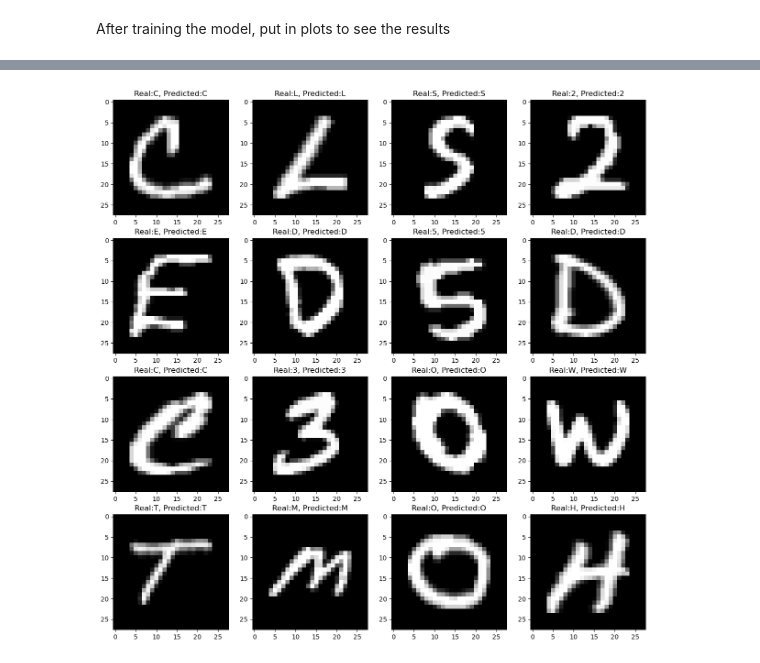
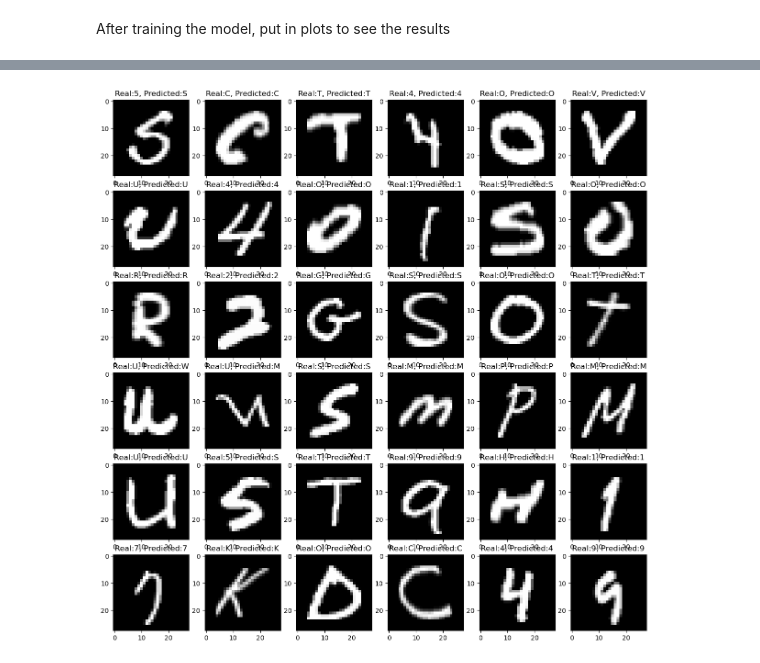
Before and after one commit to JonatasMSS/handwritten_letter_digit, a Jupyter notebook: Deep_learning_letras.ipynb, the cells around one changed output, grey strips where cells are left out. Saved outputs shown, nothing was run; the diff lists cells and outputs as text; code cells hidden in the pictures.

```diff
--- a/Deep_learning_letras.ipynb
+++ b/Deep_learning_letras.ipynb
@@ -79,7 +76,7 @@ CLASSES = len(np.unique(y))
 IMG_SIZE_RESHAPE = 28
 
 x_train, x_test, y_train, y_test = train_test_split(
-    x, y, test_size=0.33, random_state=42)
+    x, y, test_size=0.4, random_state=42,stratify=y)
 x_train = x_train.reshape(-1,IMG_SIZE_RESHAPE,IMG_SIZE_RESHAPE,1)
 x_test = x_test.reshape(-1,IMG_SIZE_RESHAPE,IMG_SIZE_RESHAPE,1)
 
@@ -116,10 +113,14 @@ model = models.Sequential([
     layers.MaxPooling2D(pool_size=(2, 2)),
     layers.Conv2D(64,kernel_size=(3,3),activation='relu'),
     layers.MaxPooling2D(pool_size=(2, 2)),
-    layers.Flatten(),
-    layers.Dropout(0.5),
+    layers.Conv2D(128,kernel_size=(3,3),activation='relu'),
+    layers.MaxPooling2D(pool_size=(2, 2)),
+    layers.GlobalAveragePooling2D(),
+    layers.Dropout(0.4),
     layers.Dense(128,activation='relu'),
+    layers.Dropout(0.4),
     layers.Dense(64,activation='relu'),
+
     layers.Dense(CLASSES,activation='softmax')
 
 ])
@@ -150,7 +151,18 @@ Trainable params: 234340 (915.39 KB)
 Non-trainable params: 0 (0.00 Byte)
 _________________________________________________________________
 # %%
+from tensorflow.keras.callbacks import ModelCheckpoint
+
+
+checkpoint = ModelCheckpoint(
+    './saved_model/checkpoint_model.h5',
+    monitor='val_loss',
+    save_best_only= True,
+    save_weights_only=False,
+    mode='min',
+    verbose=0,
+)
 # Training data
-hist = model.fit(x_train, y_train,steps_per_epoch=500, batch_size=64,epochs=10, validation_data=(x_test, y_test),verbose=1)
+hist = model.fit(x_train, y_train, batch_size=128,epochs=10, validation_data=(x_test, y_test),verbose=1,shuffle=True,callbacks=[checkpoint])
 # %% [output]
 Epoch 1/10
@@ -217,12 +229,12 @@ print(base_36_dict)
 # %% [markdown]
 After training the model, put in plots to see the results
 # %%
-predictions = model.predict(x_test[:16])
+predictions = model.predict(x_test[:36])
 
 plt.figure(figsize=(15,15))
-for i in range(16):
+for i in range(36):
 
-    plt.subplot(4,4,i+1)
+    plt.subplot(6,6,i+1)
     plt.imshow(x_test[i].reshape(28,28), cmap='gray')
     y_real_label = base_36_dict[y_test[i].argmax()]
     y_predicted = base_36_dict[predictions[i].argmax()]
@@ -234 +246 @@ plt.show()
-[figure, old version]
+[figure, new version]
```
Also changed, not shown: parts of 9 cells of this notebook, 2 other files.
